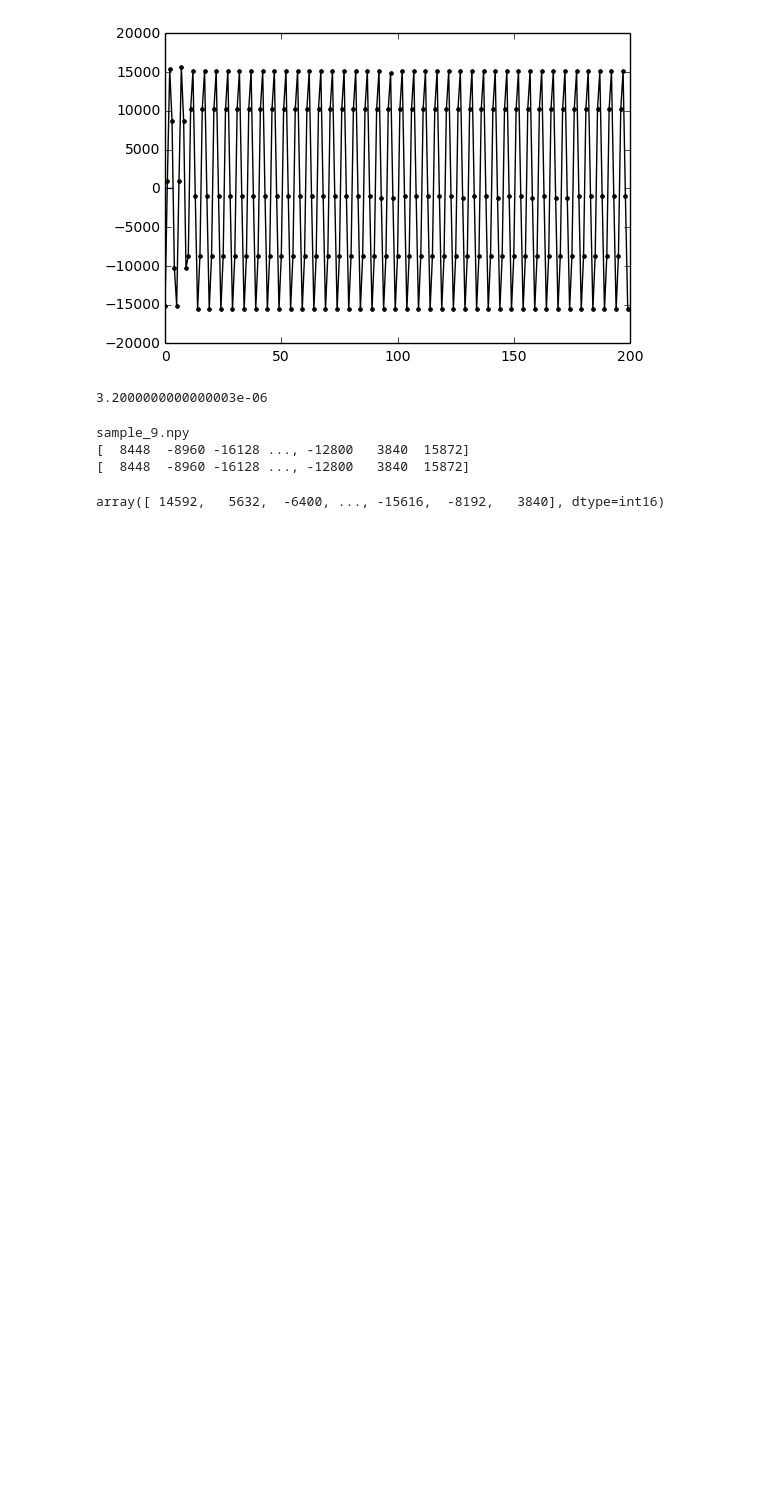
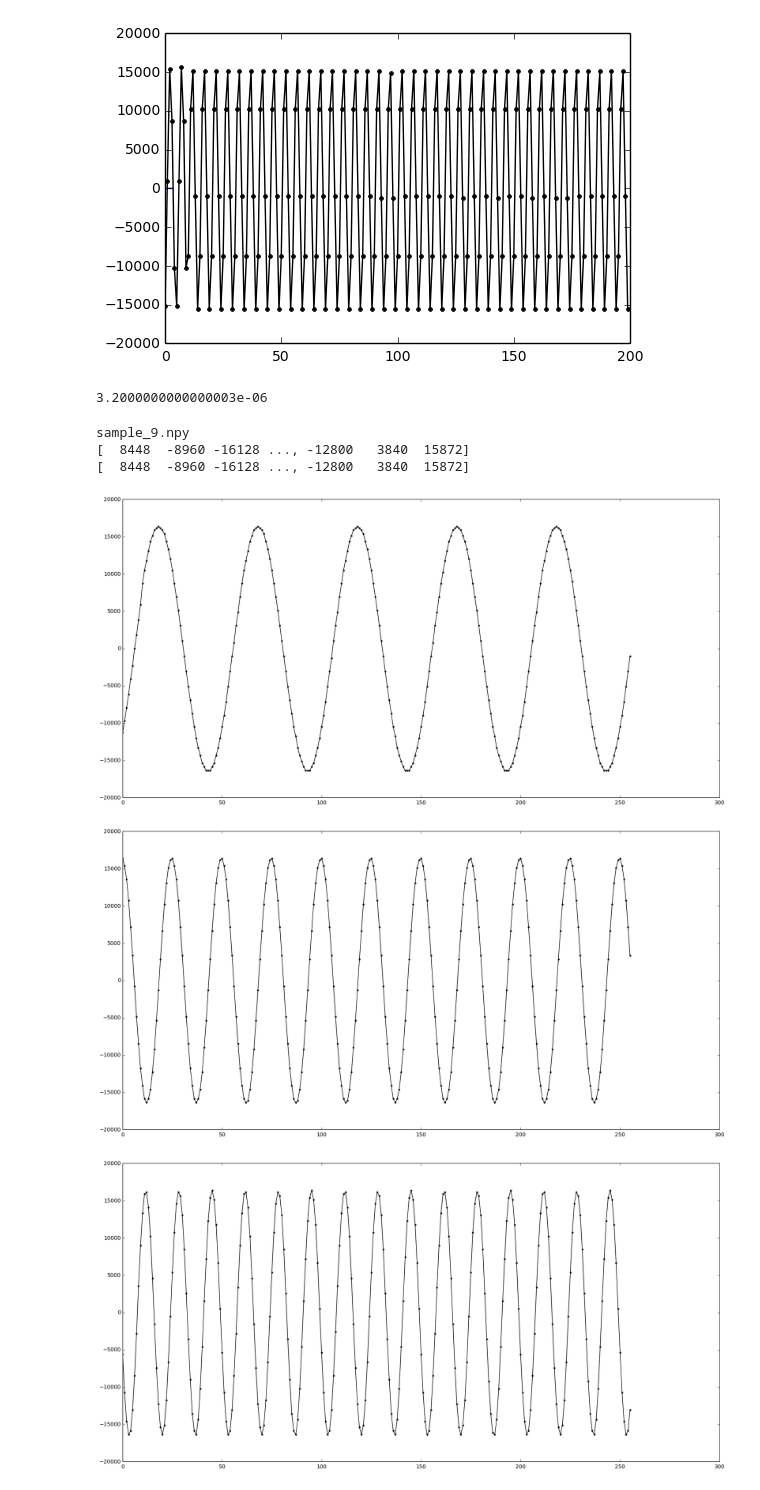
Before and after one commit to Jackmastr/mixed-signals, a Jupyter notebook: lab1.ipynb, the cells around one changed output. Saved outputs shown, nothing was run; the diff lists cells and outputs as text; code cells hidden in the pictures; blank space fills up the shorter version.

Commit message:
looks like we got the first graphs working for 0.1-0.9

```diff
--- a/lab1.ipynb
+++ b/lab1.ipynb
@@ -41,6 +41,16 @@ sample_9.npy
 [  8448  -8960 -16128 ..., -12800   3840  15872]
 [  8448  -8960 -16128 ..., -12800   3840  15872]
 # %%
-np.load("sample_6.npy")
+test_arr = np.load("sample_6.npy")
-# %% [output]
-array([ 14592,   5632,  -6400, ..., -15616,  -8192,   3840], dtype=int16)
+# %%
+i = 1
+while i < 10:
+    filename = "sample_" + str(i) + ".npy"
+    arr_plot = np.load(filename)
+    pl.figure(i, figsize=(20,10))
+    pl.plot(arr_plot[:256], 'k.-')
+    i += 1
+# %% [output]
+[figure, added]
+[figure, added]
+[figure, added]
```
Also changed, not shown: parts of 4 cells of this notebook.
